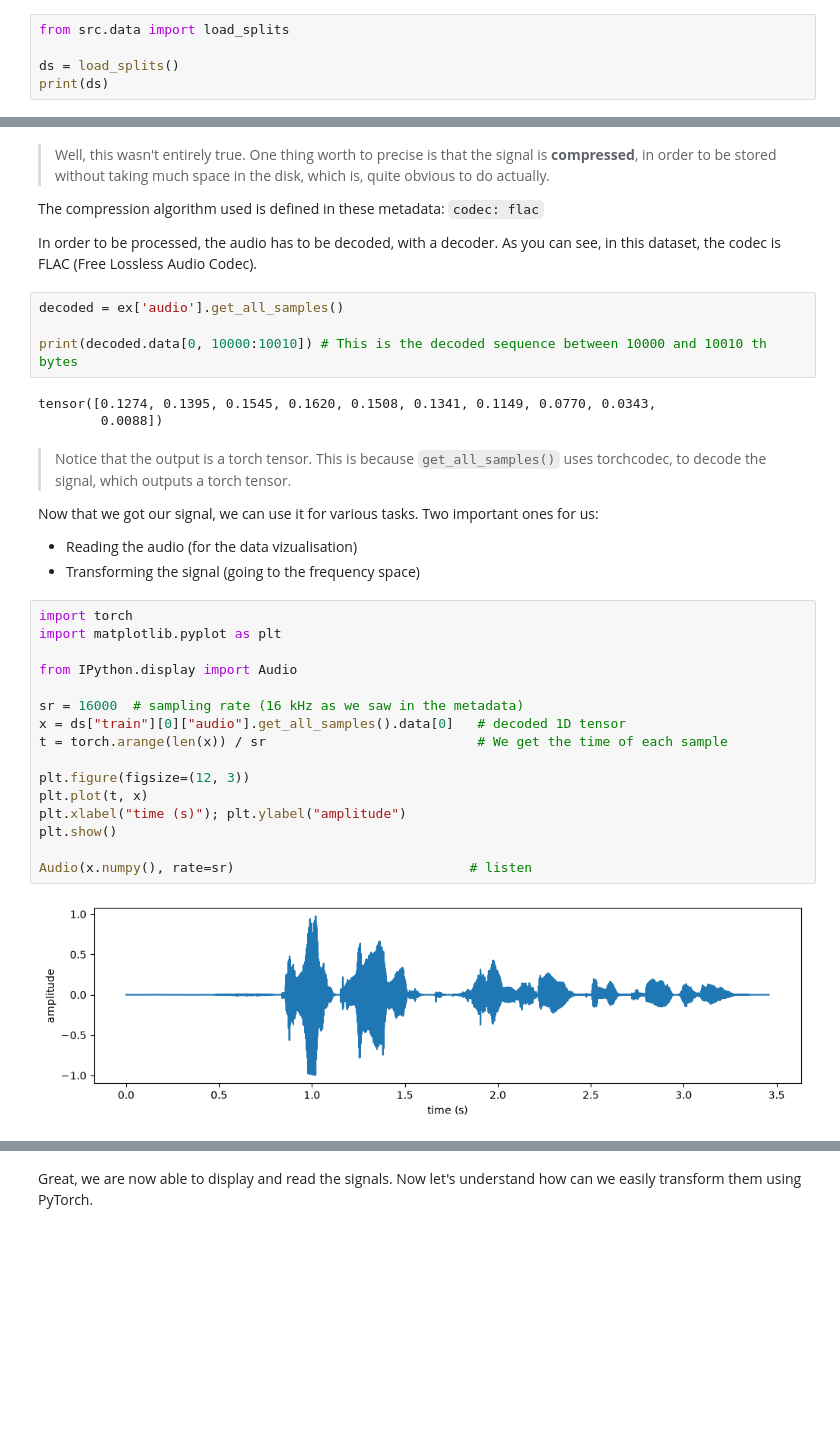
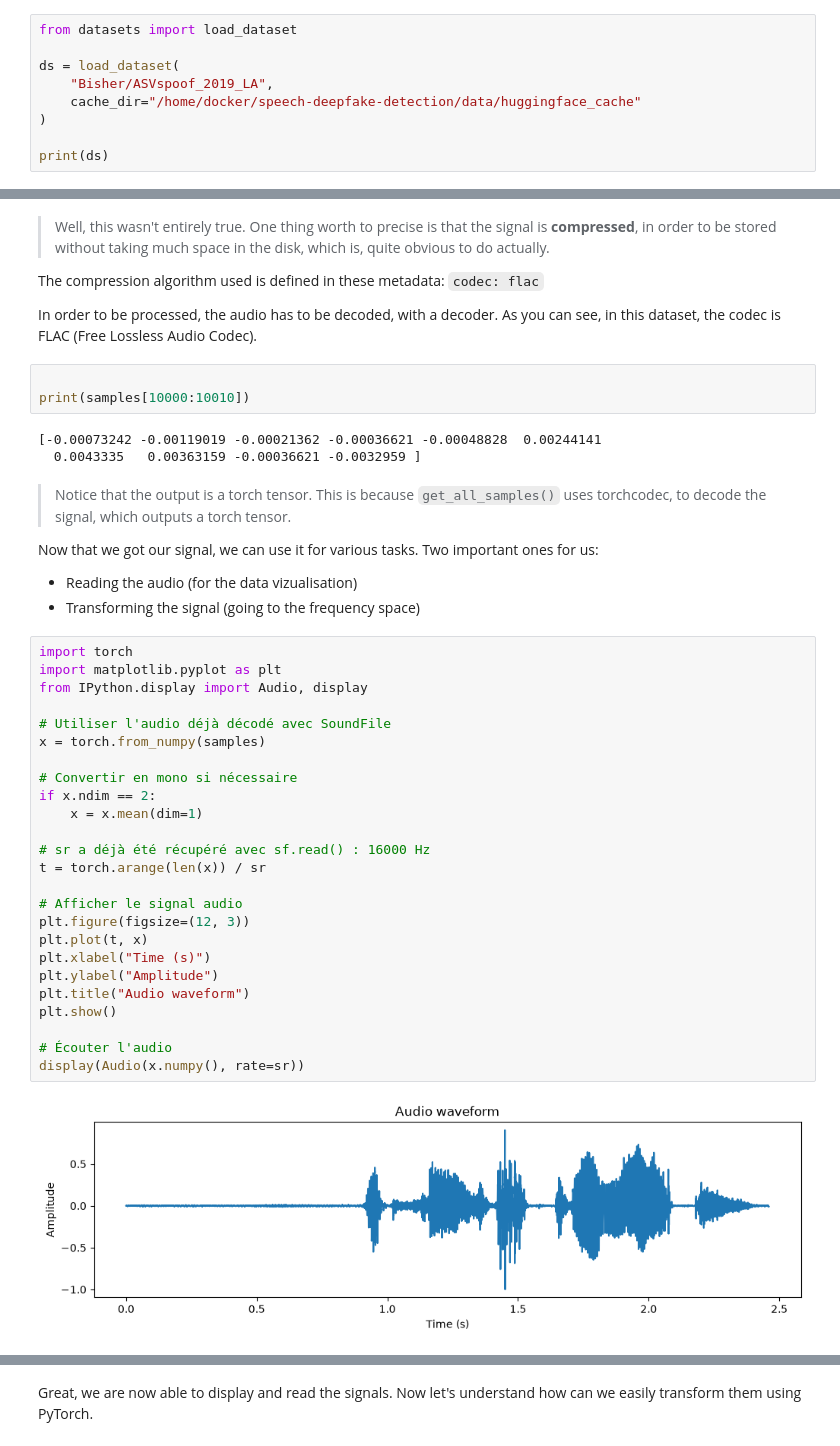
Before and after one commit to Yanis-Blot/speech-deepfake-detection, a Jupyter notebook: notebooks/data_exploration.ipynb, the cells around one changed output, grey strips where cells are left out. Cells and saved outputs as stored; diff of their text form; blank space fills up the shorter version.

```diff
--- a/notebooks/data_exploration.ipynb
+++ b/notebooks/data_exploration.ipynb
@@ -1,6 +9,10 @@
 # %%
-from src.data import load_splits
+from datasets import load_dataset
 
-ds = load_splits()
+ds = load_dataset(
+    "Bisher/ASVspoof_2019_LA",
+    cache_dir="/home/docker/speech-deepfake-detection/data/huggingface_cache"
+)
+
 print(ds)
 # %% [output]
@@ -51,12 +83,11 @@ The compression algorithm used is defined in these metadata: `codec: flac`
 In order to be processed, the audio has to be decoded, with a decoder.
 As you can see, in this dataset, the codec is FLAC (Free Lossless Audio Codec).
 # %%
-decoded = ex['audio'].get_all_samples()
 
-print(decoded.data[0, 10000:10010]) # This is the decoded sequence between 10000 and 10010 th bytes
+print(samples[10000:10010])
 # %% [output]
-tensor([0.1274, 0.1395, 0.1545, 0.1620, 0.1508, 0.1341, 0.1149, 0.0770, 0.0343,
-        0.0088])
+[-0.00073242 -0.00119019 -0.00021362 -0.00036621 -0.00048828  0.00244141
+  0.0043335   0.00363159 -0.00036621 -0.0032959 ]
 # %% [markdown]
 > Notice that the output is a torch tensor. This is because `get_all_samples()` uses torchcodec, to decode the signal, which outputs a torch tensor.
 
@@ -66,21 +97,30 @@ Now that we got our signal, we can use it for various tasks. Two important ones
 # %%
 import torch
 import matplotlib.pyplot as plt
+from IPython.display import Audio, display
 
-from IPython.display import Audio
+# Utiliser l'audio déjà décodé avec SoundFile
+x = torch.from_numpy(samples)
 
-sr = 16000  # sampling rate (16 kHz as we saw in the metadata)
-x = ds["train"][0]["audio"].get_all_samples().data[0]   # decoded 1D tensor
-t = torch.arange(len(x)) / sr                           # We get the time of each sample
+# Convertir en mono si nécessaire
+if x.ndim == 2:
+    x = x.mean(dim=1)
 
+# sr a déjà été récupéré avec sf.read() : 16000 Hz
+t = torch.arange(len(x)) / sr
+
+# Afficher le signal audio
 plt.figure(figsize=(12, 3))
 plt.plot(t, x)
-plt.xlabel("time (s)"); plt.ylabel("amplitude")
+plt.xlabel("Time (s)")
+plt.ylabel("Amplitude")
+plt.title("Audio waveform")
 plt.show()
 
-Audio(x.numpy(), rate=sr)                              # listen
+# Écouter l'audio
+display(Audio(x.numpy(), rate=sr))
 # %% [output]
-[figure, old version]
+[figure, new version]
 [interactive output not drawn]
 # %% [markdown]
 Great, we are now able to display and read the signals. Now let's understand how can we easily transform them using PyTorch.
```
Also changed, not shown: parts of 6 cells of this notebook, 4 other files.
